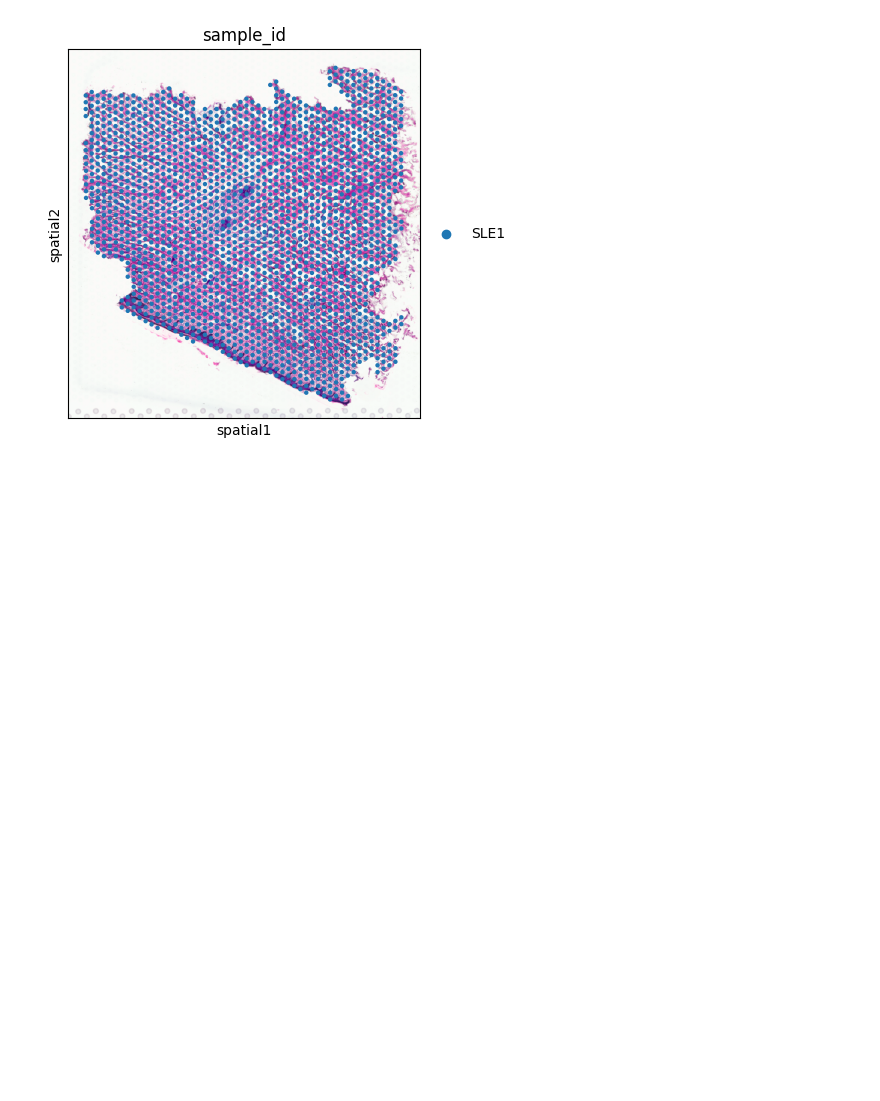
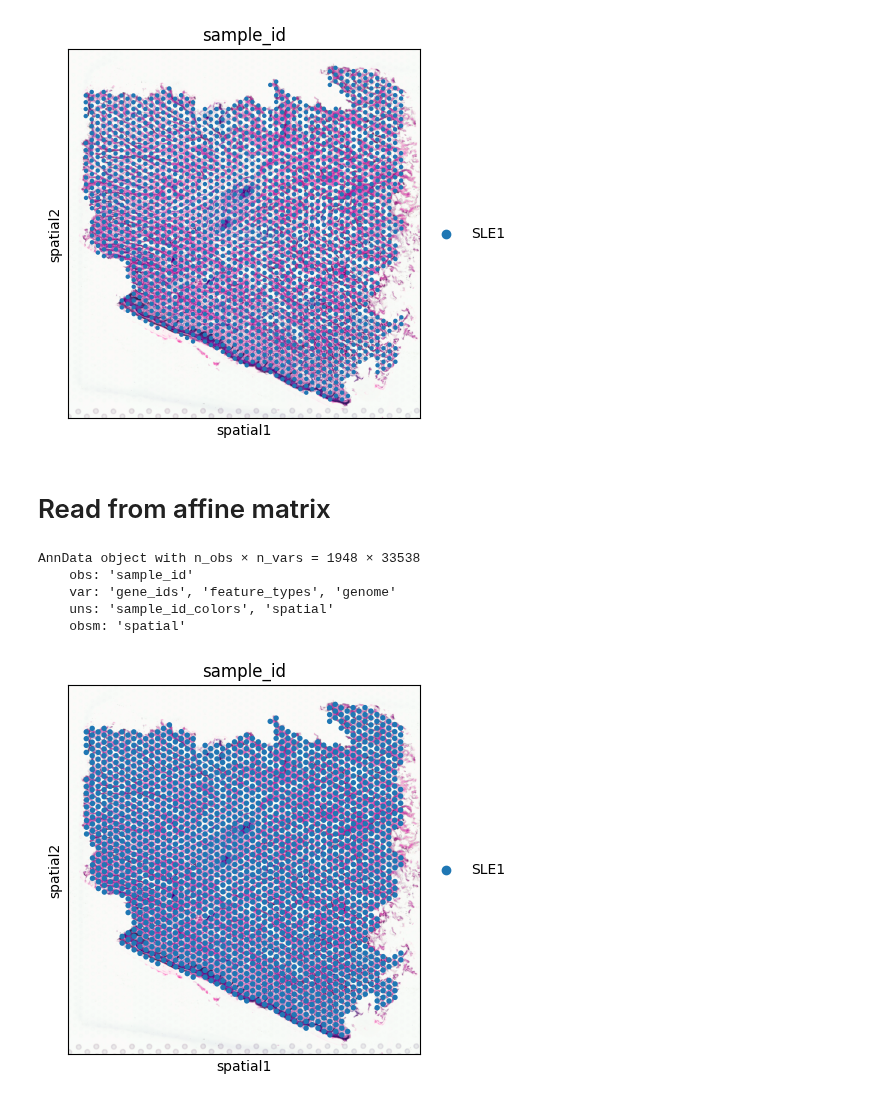
Before and after one commit to 13acts/Spatial-Transcriptomics-Rescalefactors, a Jupyter notebook: explore.ipynb, the cells around one changed output. Cells and saved outputs as stored; diff of their text form; code cells hidden in the pictures; blank space fills up the shorter version.

```diff
--- a/explore.ipynb
+++ b/explore.ipynb
@@ -86,3 +92,5 @@ AnnData object with n_obs × n_vars = 1948 × 33538
     uns: 'sample_id_colors', 'spatial'
     obsm: 'spatial'
 [figure]
+# %% [markdown]
+# Read from affine matrix
@@ -88,0 +109,30 @@ AnnData object with n_obs × n_vars = 1948 × 33538
+# %%
+# -----------------------------
+# Inputs
+# -----------------------------
+h5ad_path = "data/GSE186476.h5ad"
+affine_path = "data/SLE1_affine_matrix_3x3.csv"   # or .tsv if you prefer
+
+# -----------------------------
+# Load data
+# -----------------------------
+adata = sc.read_h5ad(h5ad_path)
+coords = adata.obsm["spatial"].copy()  # (n_spots, 2)
+# %%
+adata
+# %% [output]
+AnnData object with n_obs × n_vars = 1948 × 33538
+    obs: 'sample_id'
+    var: 'gene_ids', 'feature_types', 'genome'
+    uns: 'sample_id_colors', 'spatial'
+    obsm: 'spatial'
+# %%
+adata.uns['spatial'][list(adata.uns['spatial'].keys())[0]]['scalefactors'] = {
+  "spot_diameter_fullres": 20.0,
+  "tissue_hires_scalef": 1.0,
+  "tissue_lowres_scalef": 1.0
+}
+# %%
+sc.pl.spatial(adata, color=adata.obs.columns[0])
+# %% [output]
+[figure, added]
```
Also changed, not shown: parts of 4 cells of this notebook, 1 other file.
